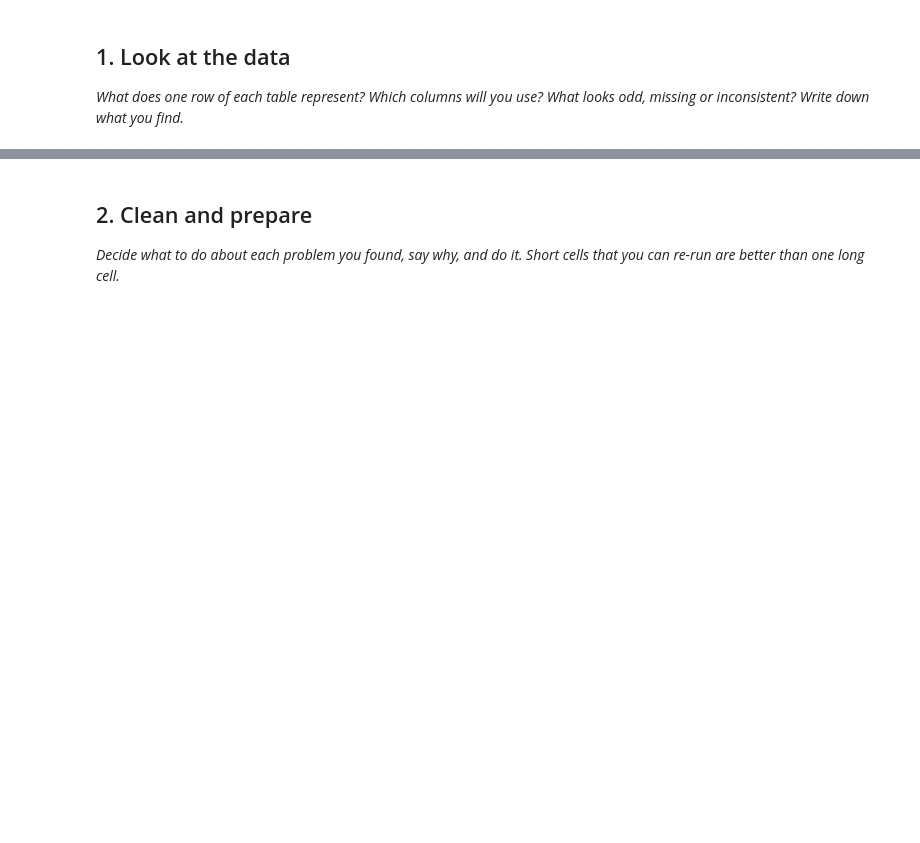
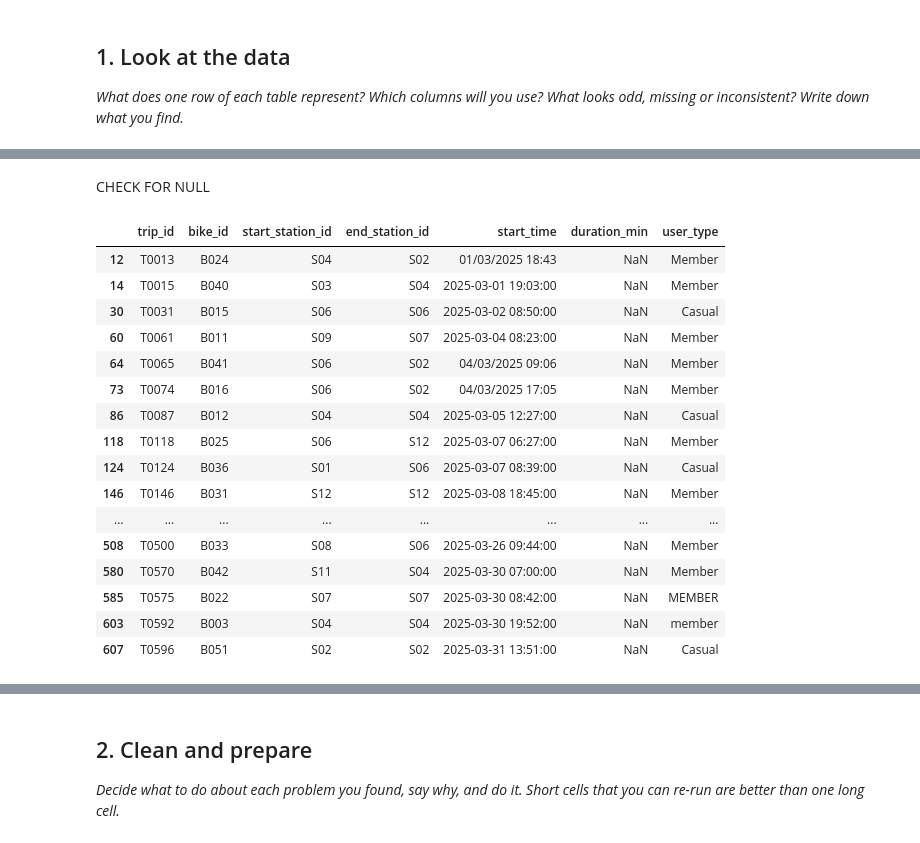
Before and after one commit to palakjain925/palakjain925-AnalyticsEngineering, a Jupyter notebook: 2_03_practice_bike_hire_student.ipynb, the cells around one changed output, grey strips where cells are left out. Cells and saved outputs as stored; diff of their text form; code cells hidden in the pictures; blank space fills up the shorter version.

```diff
--- a/2_03_practice_bike_hire_student.ipynb
+++ b/2_03_practice_bike_hire_student.ipynb
@@ -229,0 +254,23 @@ Columns needed for the analysis:
+# %% [markdown]
+CHECK FOR NULL
+# %%
+trips.isnull().sum()
+trips[trips.isnull().any(axis=1)]
+# %% [output]
+|  | trip_id | bike_id | start_station_id | end_station_id | start_time | duration_min | user_type |
+| 12 | T0013 | B024 | S04 | S02 | 01/03/2025 18:43 | NaN | Member |
+| 14 | T0015 | B040 | S03 | S04 | 2025-03-01 19:03:00 | NaN | Member |
+| 30 | T0031 | B015 | S06 | S06 | 2025-03-02 08:50:00 | NaN | Casual |
+| 60 | T0061 | B011 | S09 | S07 | 2025-03-04 08:23:00 | NaN | Member |
+| 64 | T0065 | B041 | S06 | S02 | 04/03/2025 09:06 | NaN | Member |
+| 73 | T0074 | B016 | S06 | S02 | 04/03/2025 17:05 | NaN | Member |
+| 86 | T0087 | B012 | S04 | S04 | 2025-03-05 12:27:00 | NaN | Casual |
+| 118 | T0118 | B025 | S06 | S12 | 2025-03-07 06:27:00 | NaN | Member |
+| 124 | T0124 | B036 | S01 | S06 | 2025-03-07 08:39:00 | NaN | Casual |
+| 146 | T0146 | B031 | S12 | S12 | 2025-03-08 18:45:00 | NaN | Member |
+| ... | ... | ... | ... | ... | ... | ... | ... |
+| 508 | T0500 | B033 | S08 | S06 | 2025-03-26 09:44:00 | NaN | Member |
+| 580 | T0570 | B042 | S11 | S04 | 2025-03-30 07:00:00 | NaN | Member |
+| 585 | T0575 | B022 | S07 | S07 | 2025-03-30 08:42:00 | NaN | MEMBER |
+| 603 | T0592 | B003 | S04 | S04 | 2025-03-30 19:52:00 | NaN | member |
+| 607 | T0596 | B051 | S02 | S02 | 2025-03-31 13:51:00 | NaN | Casual |
```
Also changed, not shown: parts of 19 cells of this notebook.
